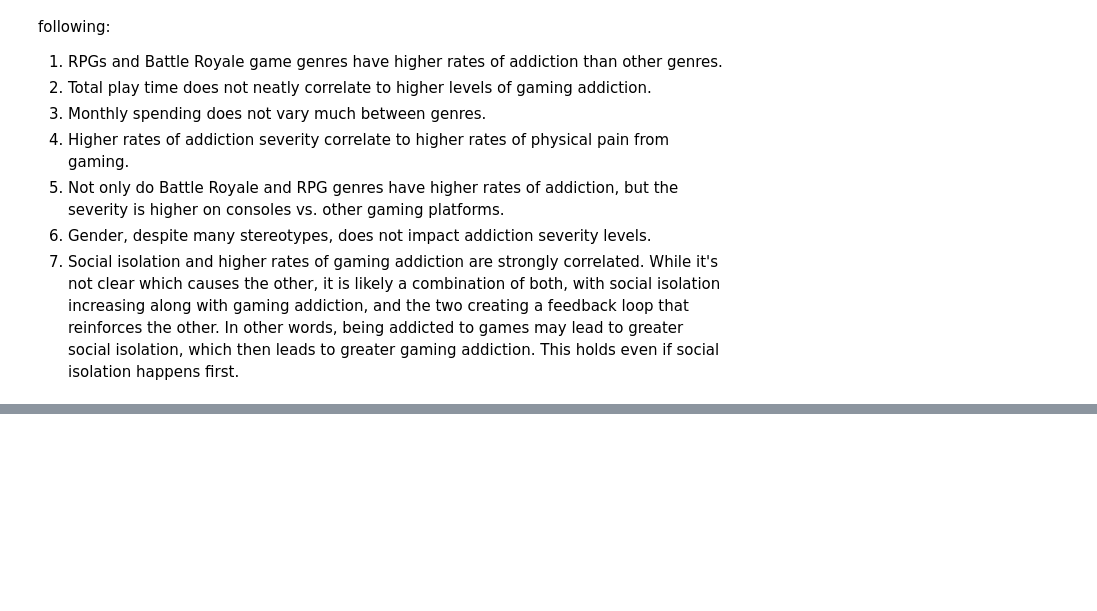
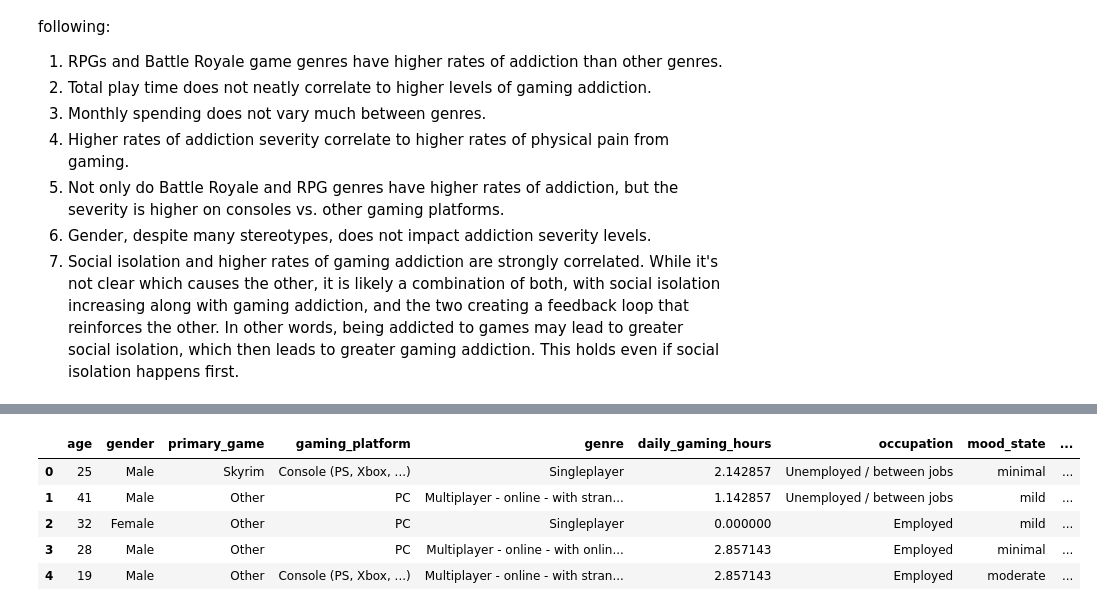
Before and after one commit to jmlax123/gaming_mental_health, a Jupyter notebook: notebook/gaming_mental_health_data.ipynb, the cells around one changed output, grey strips where cells are left out. Cells and saved outputs as stored; diff of their text form; code cells hidden in the pictures; blank space fills up the shorter version.

```diff
--- a/notebook/gaming_mental_health_data.ipynb
+++ b/notebook/gaming_mental_health_data.ipynb
@@ -980,0 +1071,18 @@ Conclusion: Based on the visualizations regarding addiction severity, we can con
+# %%
+# Create a matching 'mood_state' column in the real dataset
+def get_mood_state(score):
+    if score <= 4:   return 'minimal'
+    elif score <= 9:  return 'mild'
+    elif score <= 14: return 'moderate'
+    else:            return 'severe'
+
+df_real['mood_state'] = df_real['anxiety_score'].apply(get_mood_state)
+# %%
+# Combine raw social phobia scores into qualitative categories
+def get_social_isolation(score):
+    if score <= 20:   return 'low'
+    elif score <= 30: return 'mild'
+    elif score <= 40: return 'moderate'
+    else:            return 'high'
+
+df_real['social_isolation'] = df_real['social_phobia_score'].apply(get_social_isolation)
@@ -980,0 +1094,68 @@ Conclusion: Based on the visualizations regarding addiction severity, we can con
+# %%
+import pandas as pd
+import numpy as np
+
+# 1. Load the raw dataset fresh from the file
+df_real = pd.read_csv(r'..\Gaming_Anxiety_Data\GamingStudy_data.csv', encoding='ISO-8859-1')
+
+# 2. Rename columns using the EXACT case-sensitive names from the Kaggle file
+df_real = df_real.rename(columns={
+    'Age': 'age',
+    'Gender': 'gender',
+    'Game': 'primary_game',
+    'Platform': 'gaming_platform',
+    'Playstyle': 'genre',
+    'Hours': 'weekly_hours',
+    'Work': 'occupation',
+    'GAD_T': 'anxiety_score',
+    'SPIN_T': 'social_phobia_score',
+    'SWL_T': 'life_satisfaction_score',
+    'streams': 'streams_watched_weekly',
+    'earnings': 'gaming_revenue_stream',   # This renames 'earnings' into 'gaming_revenue_stream' permanently
+    'whyplay': 'gaming_motivation',
+    'League': 'competitive_league',
+    'Residence': 'residence_region',
+    'Reference': 'recruitment_reference'
+})
+
+# 3. Create combination helper functions
+def get_mood_state(score):
+    if pd.isna(score): return 'unknown'
+    if score <= 4:   return 'minimal'
+    elif score <= 9:  return 'mild'
+    elif score <= 14: return 'moderate'
+    else:            return 'severe'
+
+def get_social_isolation(score):
+    if pd.isna(score): return 'unknown'
+    if score <= 20:   return 'low'
+    elif score <= 30: return 'mild'
+    elif score <= 40: return 'moderate'
+    else:            return 'high'
+
+# 4. Standardize daily time metric
+df_real['daily_gaming_hours'] = df_real['weekly_hours'] / 7
+
+# 5. Apply psychological classification splits
+df_real['mood_state'] = df_real['anxiety_score'].apply(get_mood_state)
+df_real['social_isolation'] = df_real['social_phobia_score'].apply(get_social_isolation)
+
+# 6. Combine string columns using the newly renamed header
+df_real['professional_status'] = (
+    df_real['occupation'].fillna('unknown').astype(str) +
+    "_" +
+    df_real['gaming_revenue_stream'].fillna('unknown').astype(str)
+)
+
+# 7. Isolate the final 16 perfectly matched columns
+final_order = [
+    'age', 'gender', 'primary_game', 'gaming_platform', 'genre', 'daily_gaming_hours',
+    'occupation', 'mood_state', 'social_isolation', 'professional_status', 'life_satisfaction_score',
+    'streams_watched_weekly', 'gaming_revenue_stream', 'gaming_motivation',
+    'competitive_league', 'residence_region'
+]
+df_real_final = df_real[final_order]
+
+print("Final Dataset Dimensions:", df_real_final.shape)
+df_real_final.head()
+# %% [output]
@@ -980,0 +1163,6 @@ Conclusion: Based on the visualizations regarding addiction severity, we can con
+|  | age | gender | primary_game | gaming_platform | genre | daily_gaming_hours | occupation | mood_state | ... |
+| 0 | 25 | Male | Skyrim | Console (PS, Xbox, ...) | Singleplayer | 2.142857 | Unemployed / between jobs | minimal | ... |
+| 1 | 41 | Male | Other | PC | Multiplayer - online - with stran... | 1.142857 | Unemployed / between jobs | mild | ... |
+| 2 | 32 | Female | Other | PC | Singleplayer | 0.000000 | Employed | mild | ... |
+| 3 | 28 | Male | Other | PC | Multiplayer - online - with onlin... | 2.857143 | Employed | minimal | ... |
+| 4 | 19 | Male | Other | Console (PS, Xbox, ...) | Multiplayer - online - with stran... | 2.857143 | Employed | moderate | ... |
```
Also changed, not shown: parts of 25 cells of this notebook.
